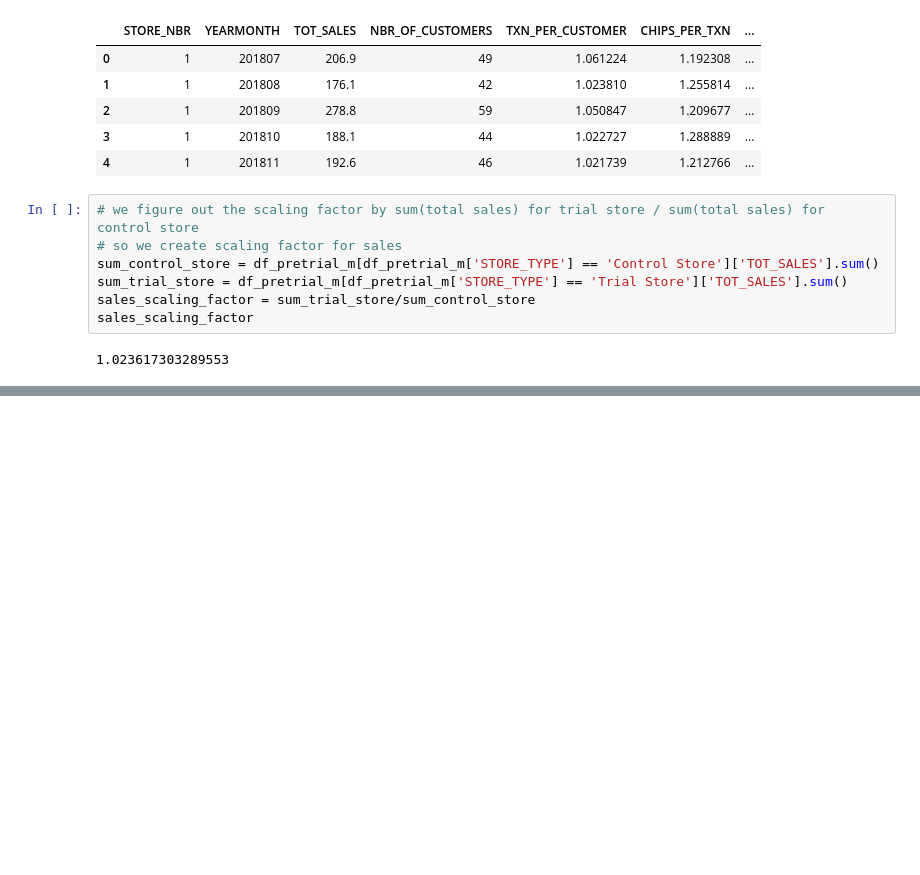
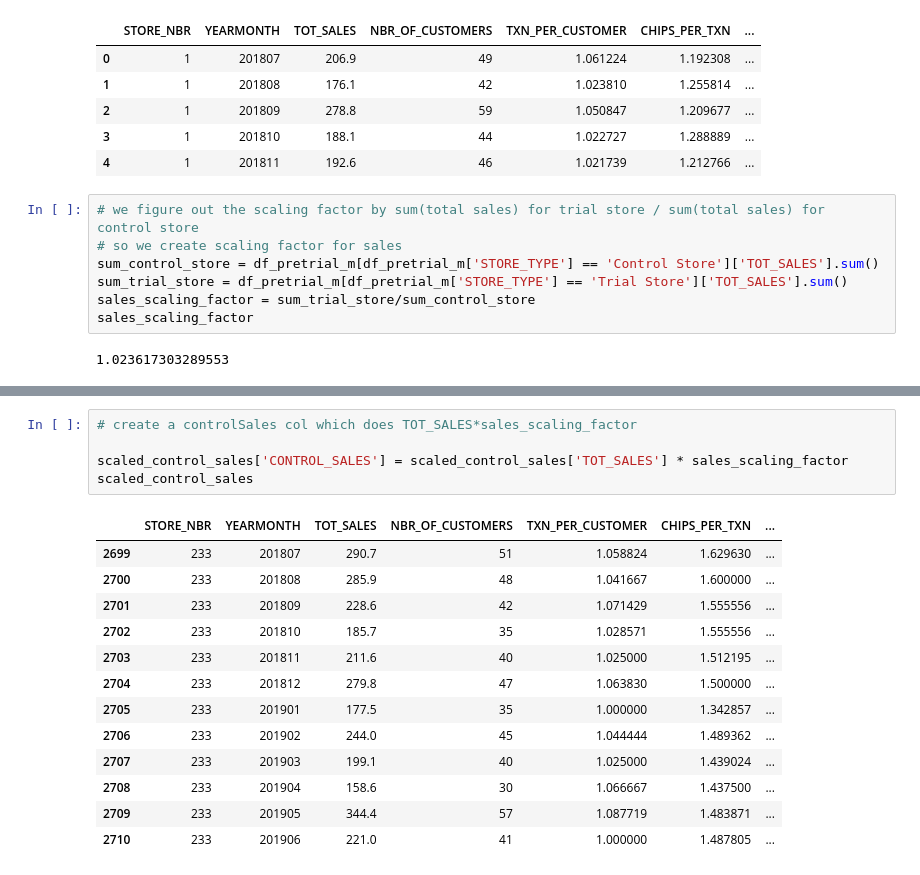
Before and after one commit to wa-le/Quantium-Forage-Virtual-Internship, a Jupyter notebook: my_quantium_T2.ipynb, the cells around one changed output, grey strips where cells are left out. Drawn from its saved outputs; the diff is of its cells as text; blank space fills up the shorter version.

```diff
--- a/my_quantium_T2.ipynb
+++ b/my_quantium_T2.ipynb
@@ -771,0 +775,19 @@ scaled_control_sales.head()
+# %%
+# create a controlSales col which does TOT_SALES*sales_scaling_factor
+
+scaled_control_sales['CONTROL_SALES'] = scaled_control_sales['TOT_SALES'] * sales_scaling_factor
+scaled_control_sales
+# %% [output]
+|  | STORE_NBR | YEARMONTH | TOT_SALES | NBR_OF_CUSTOMERS | TXN_PER_CUSTOMER | CHIPS_PER_TXN | ... |
+| 2699 | 233 | 201807 | 290.7 | 51 | 1.058824 | 1.629630 | ... |
+| 2700 | 233 | 201808 | 285.9 | 48 | 1.041667 | 1.600000 | ... |
+| 2701 | 233 | 201809 | 228.6 | 42 | 1.071429 | 1.555556 | ... |
+| 2702 | 233 | 201810 | 185.7 | 35 | 1.028571 | 1.555556 | ... |
+| 2703 | 233 | 201811 | 211.6 | 40 | 1.025000 | 1.512195 | ... |
+| 2704 | 233 | 201812 | 279.8 | 47 | 1.063830 | 1.500000 | ... |
+| 2705 | 233 | 201901 | 177.5 | 35 | 1.000000 | 1.342857 | ... |
+| 2706 | 233 | 201902 | 244.0 | 45 | 1.044444 | 1.489362 | ... |
+| 2707 | 233 | 201903 | 199.1 | 40 | 1.025000 | 1.439024 | ... |
+| 2708 | 233 | 201904 | 158.6 | 30 | 1.066667 | 1.437500 | ... |
+| 2709 | 233 | 201905 | 344.4 | 57 | 1.087719 | 1.483871 | ... |
+| 2710 | 233 | 201906 | 221.0 | 41 | 1.000000 | 1.487805 | ... |
```
Also changed, not shown: parts of 9 cells of this notebook.
